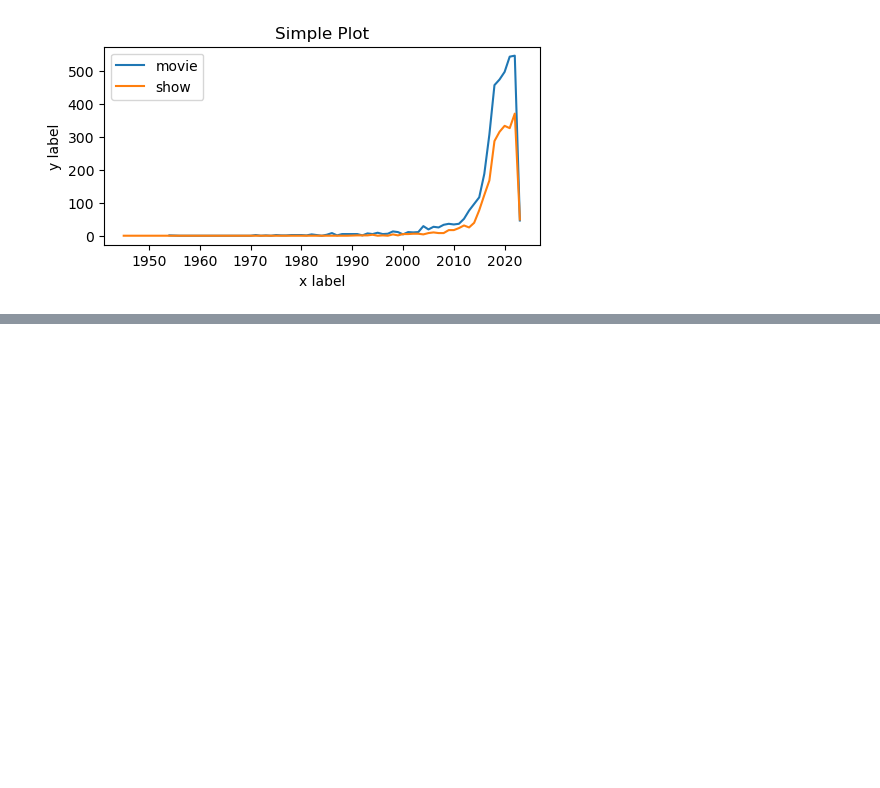
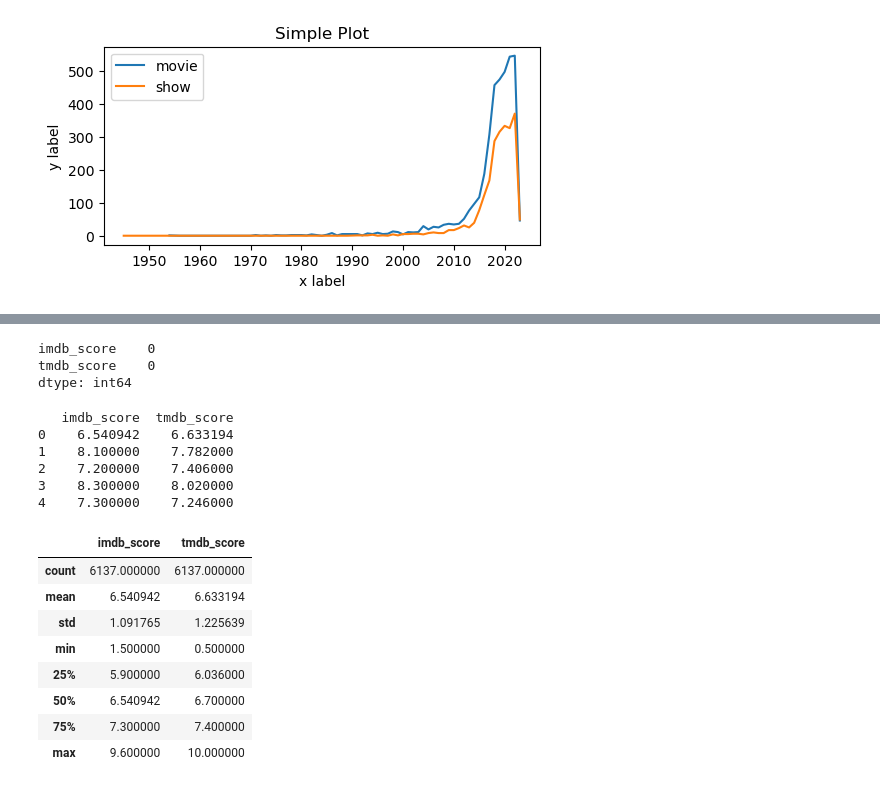
Before and after one commit to Ftagliavini/DataScience, a Jupyter notebook: Tagliavini-desafio02.ver02.ipynb, the cells around one changed output, grey strips where cells are left out. Cells and saved outputs as stored; diff of their text form; code cells hidden in the pictures; blank space fills up the shorter version.

```diff
--- a/Tagliavini-desafio02.ver02.ipynb
+++ b/Tagliavini-desafio02.ver02.ipynb
@@ -235,0 +305,27 @@ plt.legend()
+# %%
+calificaciones.isnull().sum()
+# %% [output]
+imdb_score    0
+tmdb_score    0
+dtype: int64
+# %%
+print(calificaciones.head(5))
+# %% [output]
+   imdb_score  tmdb_score
+0    6.540942    6.633194
+1    8.100000    7.782000
+2    7.200000    7.406000
+3    8.300000    8.020000
+4    7.300000    7.246000
+# %%
+calificaciones.describe()
+# %% [output]
+|  | imdb_score | tmdb_score |
+| count | 6137.000000 | 6137.000000 |
+| mean | 6.540942 | 6.633194 |
+| std | 1.091765 | 1.225639 |
+| min | 1.500000 | 0.500000 |
+| 25% | 5.900000 | 6.036000 |
+| 50% | 6.540942 | 6.700000 |
+| 75% | 7.300000 | 7.400000 |
+| max | 9.600000 | 10.000000 |
```
Also changed, not shown: parts of 9 cells of this notebook.
